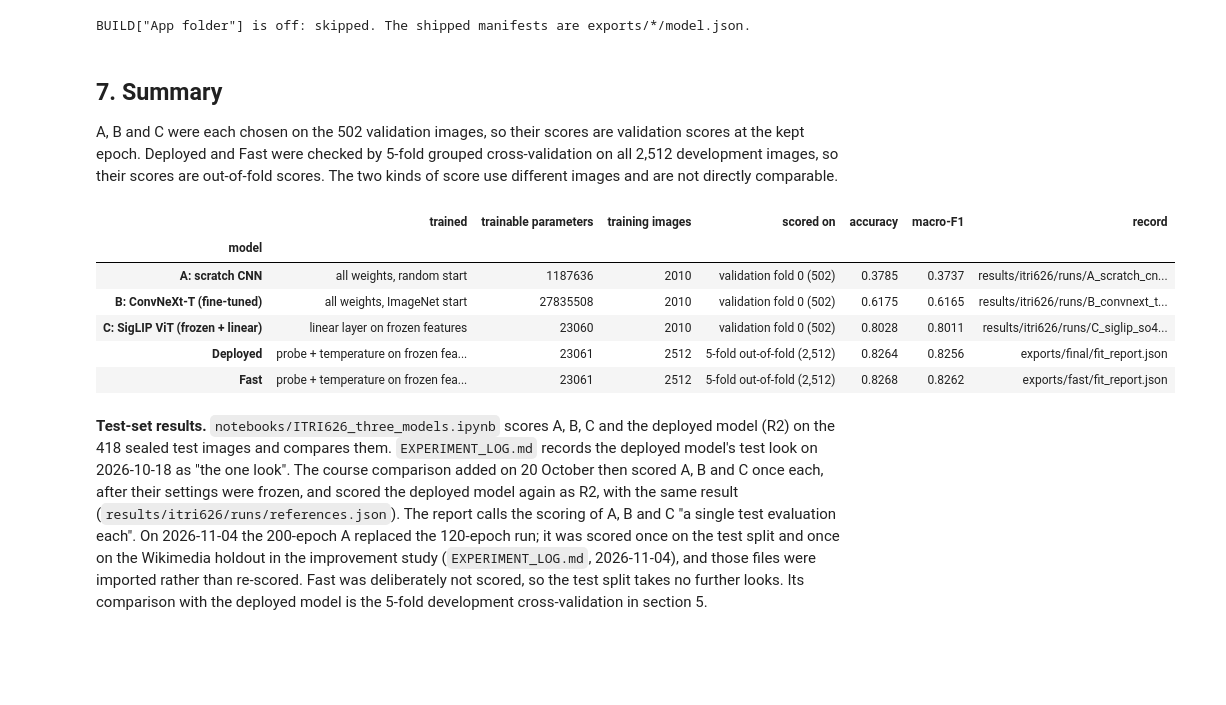
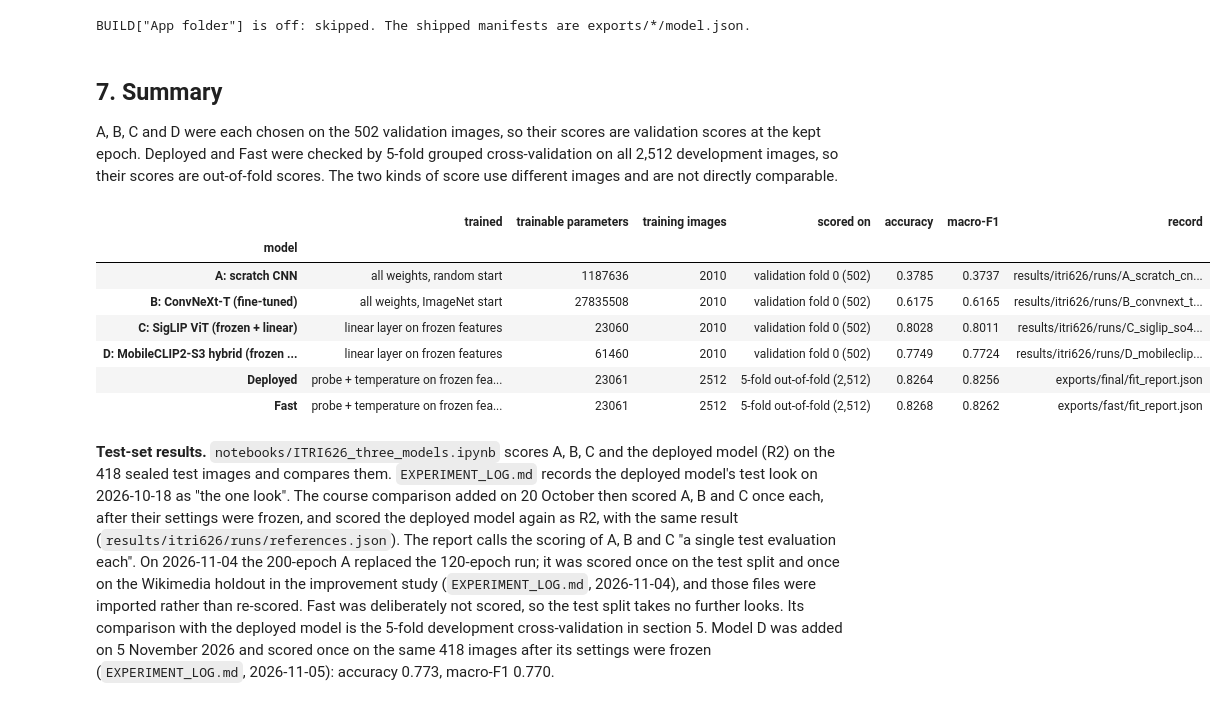
Before and after one commit to Vaperizer2/626-Project, a Jupyter notebook: notebooks/ITRI626_training.ipynb, the cells around one changed output. Cells and saved outputs as stored; diff of their text form; code cells hidden in the pictures; blank space fills up the shorter version.

```diff
--- a/notebooks/ITRI626_training.ipynb
+++ b/notebooks/ITRI626_training.ipynb
@@ -105,7 +107,7 @@ from IPython.display import Markdown, display
 
 warnings.filterwarnings("ignore", message="IProgress not found")  # tqdm, imported by timm, outside Jupyter widgets
 
-TRAIN = {"A": False, "B": False, "C": False, "Deployed": False, "Fast": False}
+TRAIN = {"A": False, "B": False, "C": False, "D": False, "Deployed": False, "Fast": False}
 BUILD = {"A export": False, "B export": False, "Deployed export": False, "C export": False,
          "Fast 0 trunk": False, "Fast 1 308px": False, "Fast 2a pool": False, "Fast 2b INT8": False,
          "Fast 3 harness": False, "Fast 4 export": False, "App folder": False}
@@ -774,0 +801,13 @@ Early stopping ends the run 20 epochs after the best epoch and keeps the best on
+# %%
+MD_RUN = H.load_json(H.RES / "runs" / "D_mobileclip2_s3_linear.json")
+MD_HEAD = dict(X.HEAD_KW)
+saved_d = MD_RUN["settings"]
+assert MD_HEAD == {"lr": saved_d["lr"], "epochs": saved_d["max_epochs"], "patience": saved_d["patience"],
+                   "batch_size": saved_d["batch_size"], "seed": saved_d["seed"]}
+assert MD_HEAD == C_HEAD, "D's head is trained with exactly C's settings"
+assert [r["weight_decay"] for r in MD_RUN["weight_decay_grid"]] == list(X.WD_GRID)
+assert MD_RUN["model"] == X.SMALL and json.loads(json.dumps(X.frozen_spec(X.SMALL))) == MD_RUN["preprocess"]
+print("encoder", X.SMALL, "| preprocessing", MD_RUN["preprocess"])
+display(pd.DataFrame({"value": pd.Series({**MD_HEAD, "weight_decay_grid": X.WD_GRID, "optimizer": saved_d["optimizer"],
+                                          "schedule": saved_d["schedule"], "loss": saved_d["loss"],
+                                          "feature_dim": MD_RUN["feature_dim"]}).astype(str)}))
@@ -1424,36 +1523,38 @@ BUILD["App folder"] is off: skipped. The shipped manifests are exports/*/model.j
 # %% [markdown]
 ## 7. Summary
 
-A, B and C were each chosen on the 502 validation images, so their scores are validation scores at the kept
+A, B, C and D were each chosen on the 502 validation images, so their scores are validation scores at the kept
 epoch. Deployed and Fast were checked by 5-fold grouped cross-validation on all 2,512 development images, so
 their scores are out-of-fold scores. The two kinds of score use different images and are not directly comparable.
 # %%
 def val_at_best(run):
     h = run["history"][run["best_epoch"]]
     return h["val_acc"], h["val_macro_f1"]
 
 
 rows = []
 for key, run, what in (("A_scratch_cnn", A_RUN, "all weights, random start"),
                        ("B_convnext_tiny", B_RUN, "all weights, ImageNet start"),
-                       ("C_siglip_so400m_linear", C_RUN, "linear layer on frozen features")):
+                       ("C_siglip_so400m_linear", C_RUN, "linear layer on frozen features"),
+                       ("D_mobileclip2_s3_linear", MD_RUN, "linear layer on frozen features")):
     acc, f1 = val_at_best(run)
     rows.append({"model": H.SHORT[key], "trained": what, "trainable parameters": run["trainable_params"],
                  "training images": len(train_rows), "scored on": f"validation fold {X.FOLD} ({len(val_rows)})",
                  "accuracy": acc, "macro-F1": f1, "record": f"results/itri626/runs/{key}.json"})
 for name, rep, head, path in (("Deployed", D_REPORT, D_HEAD, "exports/final/fit_report.json"),
                               ("Fast", FAST_REPORT, FAST_HEAD, "exports/fast/fit_report.json")):
     rows.append({"model": name, "trained": "probe + temperature on frozen features",
                  "trainable parameters": head["coef"].size + head["intercept"].size + 1,
                  "training images": rep["n_dev"], "scored on": "5-fold out-of-fold (2,512)",
                  "accuracy": rep["oof_accuracy"], "macro-F1": rep["oof_macro_f1"], "record": path})
 display(pd.DataFrame(rows).set_index("model"))
 # %% [output]
 |  | trained | trainable parameters | training images | scored on | accuracy | macro-F1 | record |
 | model |  |  |  |  |  |  |  |
 | A: scratch CNN | all weights, random start | 1187636 | 2010 | validation fold 0 (502) | 0.3785 | 0.3737 | results/itri626/runs/A_scratch_cn... |
 | B: ConvNeXt-T (fine-tuned) | all weights, ImageNet start | 27835508 | 2010 | validation fold 0 (502) | 0.6175 | 0.6165 | results/itri626/runs/B_convnext_t... |
 | C: SigLIP ViT (frozen + linear) | linear layer on frozen features | 23060 | 2010 | validation fold 0 (502) | 0.8028 | 0.8011 | results/itri626/runs/C_siglip_so4... |
+| D: MobileCLIP2-S3 hybrid (frozen ... | linear layer on frozen features | 61460 | 2010 | validation fold 0 (502) | 0.7749 | 0.7724 | results/itri626/runs/D_mobileclip... |
 | Deployed | probe + temperature on frozen fea... | 23061 | 2512 | 5-fold out-of-fold (2,512) | 0.8264 | 0.8256 | exports/final/fit_report.json |
 | Fast | probe + temperature on frozen fea... | 23061 | 2512 | 5-fold out-of-fold (2,512) | 0.8268 | 0.8262 | exports/fast/fit_report.json |
 # %% [markdown]
@@ -1466,3 +1567,4 @@ the 120-epoch run; it was scored once on the test split and once on the Wikimedi
 (`EXPERIMENT_LOG.md`, 2026-11-04), and those files were imported rather than re-scored. Fast was deliberately not
 scored, so the test split takes no further looks. Its comparison with the deployed model is the 5-fold
 development cross-validation in section 5.
+Model D was added on 5 November 2026 and scored once on the same 418 images after its settings were frozen (`EXPERIMENT_LOG.md`, 2026-11-05): accuracy 0.773, macro-F1 0.770.
```
Also changed, not shown: parts of 6 cells of this notebook, 31 other files.
